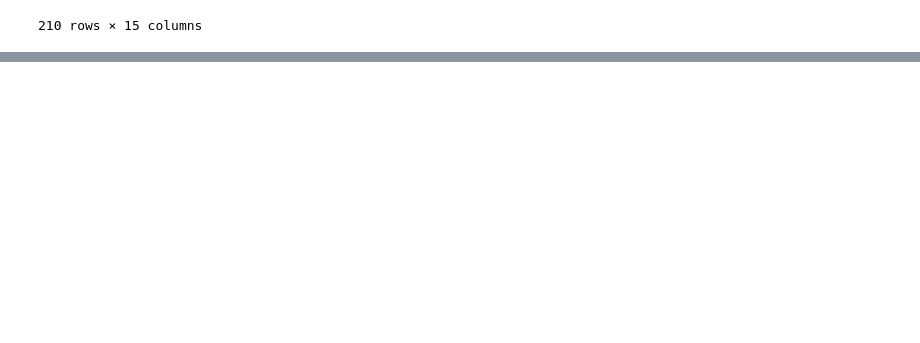
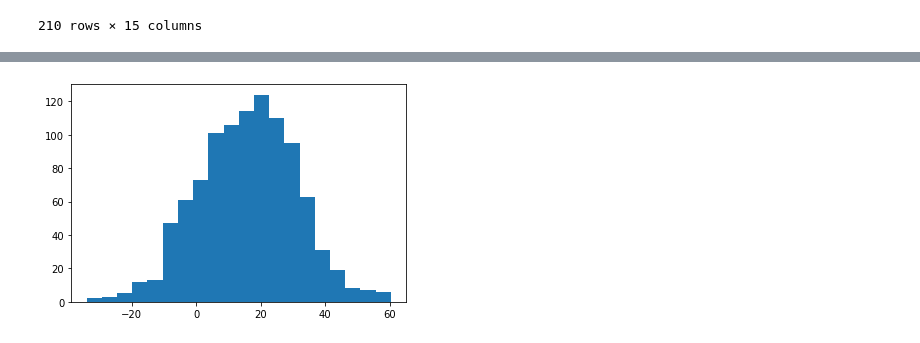
Before and after one commit to doodymack/Prog_for-Data_Analy_Project_21-22, a Jupyter notebook: Simulation_Notebook.ipynb, the cells around one changed output, grey strips where cells are left out. Saved outputs shown, nothing was run; the diff lists cells and outputs as text; code cells hidden in the pictures; blank space fills up the shorter version.

```diff
--- a/Simulation_Notebook.ipynb
+++ b/Simulation_Notebook.ipynb
@@ -26,0 +171,8 @@ df
+# %%
+# create a random array with the mean and std. dev. of the original data
+Physicians_per_100K = np.random.normal(loc=15.787255, scale=14.877931, size=1000)
+# %%
+plt.hist(Physicians_per_100K, bins = 20)
+plt.show()
+# %% [output]
+[figure, added]
```
Also changed, not shown: parts of 28 cells of this notebook, 6 other files.
